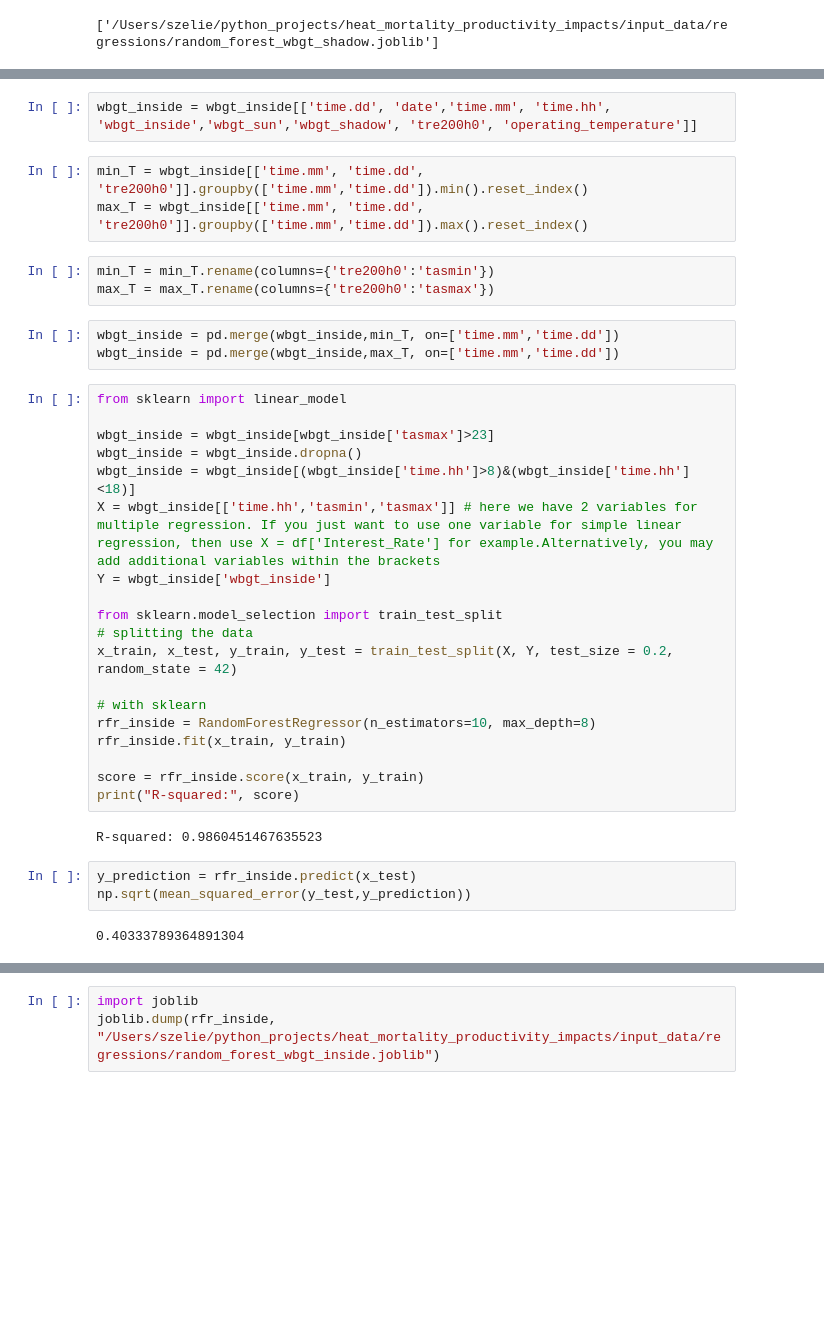
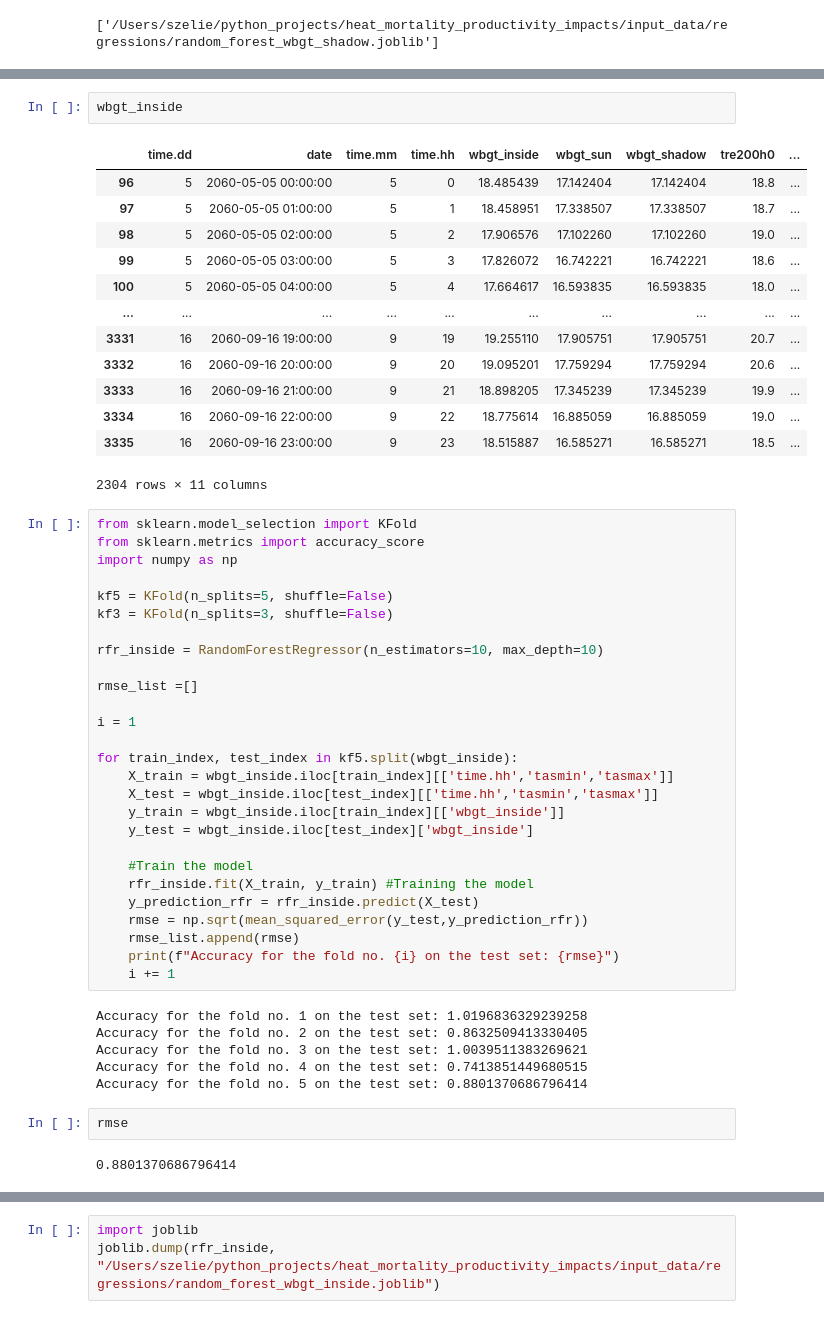
Before and after one commit to zeliest/heat_mortality_productivity_impacts, a Jupyter notebook: research/notebooks/random_forest_wbgt.ipynb, the cells around one changed output, grey strips where cells are left out. Cells and saved outputs as stored; diff of their text form; blank space fills up the shorter version.

```diff
--- a/research/notebooks/random_forest_wbgt.ipynb
+++ b/research/notebooks/random_forest_wbgt.ipynb
@@ -144,40 +140,56 @@ wbgt_inside = pd.read_csv("/Users/szelie/python_projects/heat_mortality_producti
-# %%
-wbgt_inside = wbgt_inside[['time.dd', 'date','time.mm', 'time.hh', 'wbgt_inside','wbgt_sun','wbgt_shadow', 'tre200h0', 'operating_temperature']]
-# %%
-min_T = wbgt_inside[['time.mm', 'time.dd', 'tre200h0']].groupby(['time.mm','time.dd']).min().reset_index()
-max_T = wbgt_inside[['time.mm', 'time.dd', 'tre200h0']].groupby(['time.mm','time.dd']).max().reset_index()
-# %%
-min_T = min_T.rename(columns={'tre200h0':'tasmin'})
-max_T = max_T.rename(columns={'tre200h0':'tasmax'})
-# %%
-wbgt_inside = pd.merge(wbgt_inside,min_T, on=['time.mm','time.dd'])
-wbgt_inside = pd.merge(wbgt_inside,max_T, on=['time.mm','time.dd'])
+# %%
+wbgt_inside
+# %% [output]
+|  | time.dd | date | time.mm | time.hh | wbgt_inside | wbgt_sun | wbgt_shadow | tre200h0 | ... |
+| 96 | 5 | 2060-05-05 00:00:00 | 5 | 0 | 18.485439 | 17.142404 | 17.142404 | 18.8 | ... |
+| 97 | 5 | 2060-05-05 01:00:00 | 5 | 1 | 18.458951 | 17.338507 | 17.338507 | 18.7 | ... |
+| 98 | 5 | 2060-05-05 02:00:00 | 5 | 2 | 17.906576 | 17.102260 | 17.102260 | 19.0 | ... |
+| 99 | 5 | 2060-05-05 03:00:00 | 5 | 3 | 17.826072 | 16.742221 | 16.742221 | 18.6 | ... |
+| 100 | 5 | 2060-05-05 04:00:00 | 5 | 4 | 17.664617 | 16.593835 | 16.593835 | 18.0 | ... |
+| ... | ... | ... | ... | ... | ... | ... | ... | ... | ... |
+| 3331 | 16 | 2060-09-16 19:00:00 | 9 | 19 | 19.255110 | 17.905751 | 17.905751 | 20.7 | ... |
+| 3332 | 16 | 2060-09-16 20:00:00 | 9 | 20 | 19.095201 | 17.759294 | 17.759294 | 20.6 | ... |
+| 3333 | 16 | 2060-09-16 21:00:00 | 9 | 21 | 18.898205 | 17.345239 | 17.345239 | 19.9 | ... |
+| 3334 | 16 | 2060-09-16 22:00:00 | 9 | 22 | 18.775614 | 16.885059 | 16.885059 | 19.0 | ... |
+| 3335 | 16 | 2060-09-16 23:00:00 | 9 | 23 | 18.515887 | 16.585271 | 16.585271 | 18.5 | ... |
+2304 rows × 11 columns
 # %%
-from sklearn import linear_model
+from sklearn.model_selection import KFold
+from sklearn.metrics import accuracy_score
+import numpy as np
 
-wbgt_inside = wbgt_inside[wbgt_inside['tasmax']>23]
-wbgt_inside = wbgt_inside.dropna()
-wbgt_inside = wbgt_inside[(wbgt_inside['time.hh']>8)&(wbgt_inside['time.hh']<18)]
-X = wbgt_inside[['time.hh','tasmin','tasmax']] # here we have 2 variables for multiple regression. If you just want to use one variable for simple linear regression, then use X = df['Interest_Rate'] for example.Alternatively, you may add additional variables within the brackets
-Y = wbgt_inside['wbgt_inside']
+kf5 = KFold(n_splits=5, shuffle=False)
+kf3 = KFold(n_splits=3, shuffle=False)
 
-from sklearn.model_selection import train_test_split
-# splitting the data
-x_train, x_test, y_train, y_test = train_test_split(X, Y, test_size = 0.2, random_state = 42)
+rfr_inside = RandomForestRegressor(n_estimators=10, max_depth=10)
 
-# with sklearn
-rfr_inside = RandomForestRegressor(n_estimators=10, max_depth=8)
-rfr_inside.fit(x_train, y_train)
+rmse_list =[]
 
-score = rfr_inside.score(x_train, y_train)
-print("R-squared:", score)
+i = 1
+
+for train_index, test_index in kf5.split(wbgt_inside):
+    X_train = wbgt_inside.iloc[train_index][['time.hh','tasmin','tasmax']]
+    X_test = wbgt_inside.iloc[test_index][['time.hh','tasmin','tasmax']]
+    y_train = wbgt_inside.iloc[train_index][['wbgt_inside']]
+    y_test = wbgt_inside.iloc[test_index]['wbgt_inside']
+
+    #Train the model
+    rfr_inside.fit(X_train, y_train) #Training the model
+    y_prediction_rfr = rfr_inside.predict(X_test)
+    rmse = np.sqrt(mean_squared_error(y_test,y_prediction_rfr))
+    rmse_list.append(rmse)
+    print(f"Accuracy for the fold no. {i} on the test set: {rmse}")
+    i += 1
 # %% [output]
-R-squared: 0.9860451467635523
+Accuracy for the fold no. 1 on the test set: 1.0196836329239258
+Accuracy for the fold no. 2 on the test set: 0.8632509413330405
+Accuracy for the fold no. 3 on the test set: 1.0039511383269621
+Accuracy for the fold no. 4 on the test set: 0.7413851449680515
+Accuracy for the fold no. 5 on the test set: 0.8801370686796414
 # %%
-y_prediction = rfr_inside.predict(x_test)
-np.sqrt(mean_squared_error(y_test,y_prediction))
+rmse
 # %% [output]
-0.40333789364891304
+0.8801370686796414
 # %%
 array = np.ones([1,3])
 array[0][0] = 14
```
Also changed, not shown: parts of 18 cells of this notebook, 3 other files.
